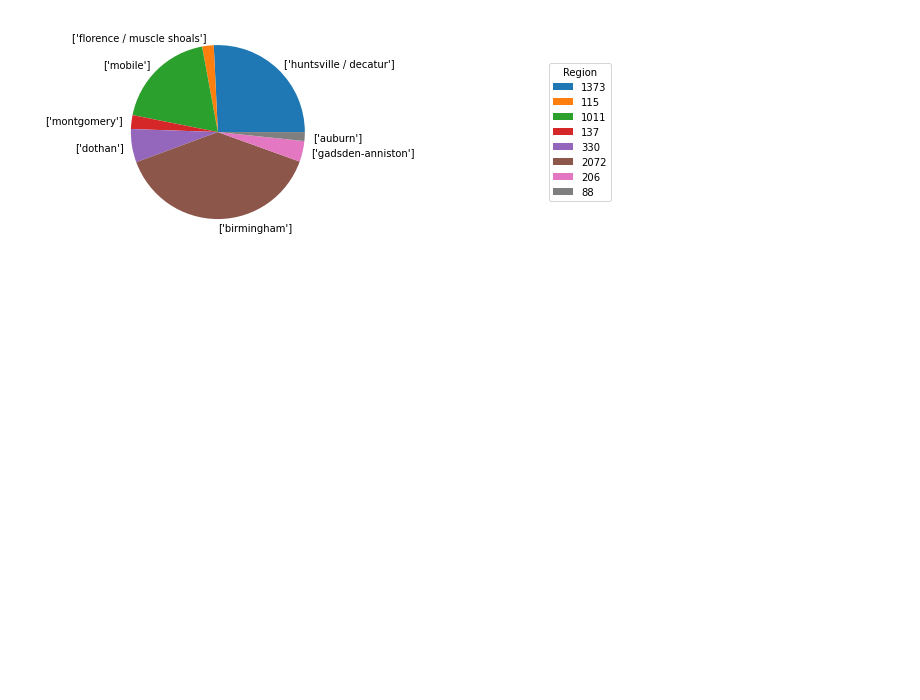
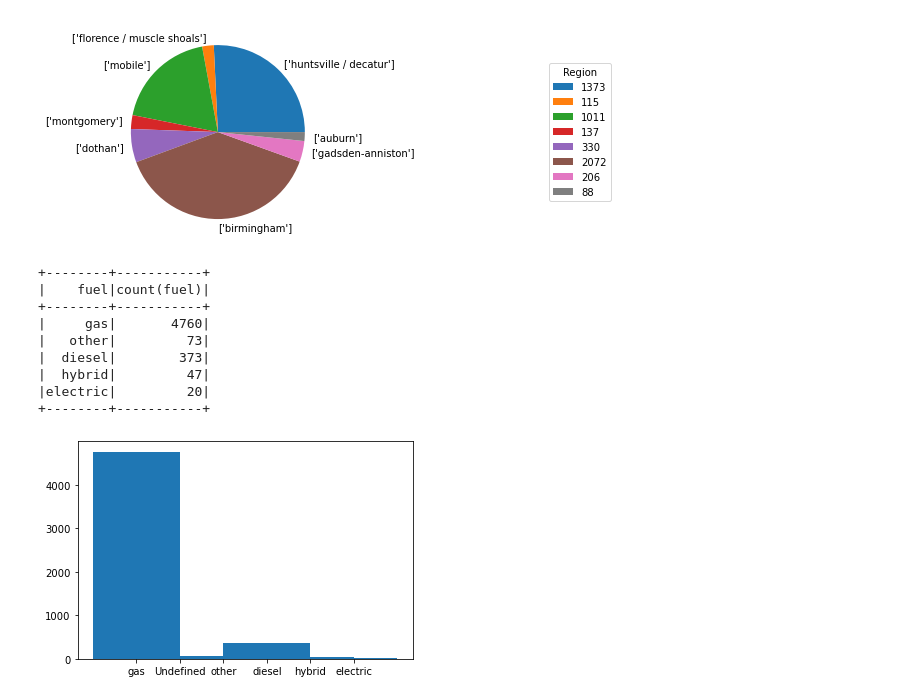
Before and after one commit to guillaumew-ipssi/tp_spark, a Jupyter notebook: work/tp_grp4.ipynb, the cells around one changed output. Cells and saved outputs as stored; diff of their text form; code cells hidden in the pictures; blank space fills up the shorter version.

Commit message:
add many graphs and connect to API

```diff
--- a/work/tp_grp4.ipynb
+++ b/work/tp_grp4.ipynb
@@ -83,3 +146,33 @@ df.groupBy("region").agg({"region": "count"}).show()
 |              auburn|           88|
 +--------------------+-------------+
 [figure]
+# %%
+path = "./data/vehicles/vehicles_min.csv"
+#path = "./data/vehicles/vehicles.csv"
+df = spark.read.format('csv').options(header=True).load(path)
+
+#Repartition des voitures en fonction du carburant, avec représentation graphique
+df_fuel_name = df.select("fuel").distinct().na.fill('Undefined').collect()
+df_fuel_values = df.groupBy("fuel").agg({"fuel":"count"}).withColumnRenamed("COUNT(fuel)", "nb")
+
+arr_fuel_name = np.array(df_fuel_name)
+arr_fuel_values = df_fuel_values.select("nb").collect()
+
+values_matplot = np.array(arr_fuel_values)
+values_matplot = values_matplot.flatten()
+
+
+plt.bar(arr_fuel_name.flatten(), values_matplot, width= 2, align='center')
+
+df.groupBy("fuel").agg({"fuel": "count"}).where(F.col("fuel").isNotNull()).show()
+# %% [output]
++--------+-----------+
+|    fuel|count(fuel)|
++--------+-----------+
+|     gas|       4760|
+|   other|         73|
+|  diesel|        373|
+|  hybrid|         47|
+|electric|         20|
++--------+-----------+
+[figure, added]
```
Also changed, not shown: parts of 10 cells of this notebook.
